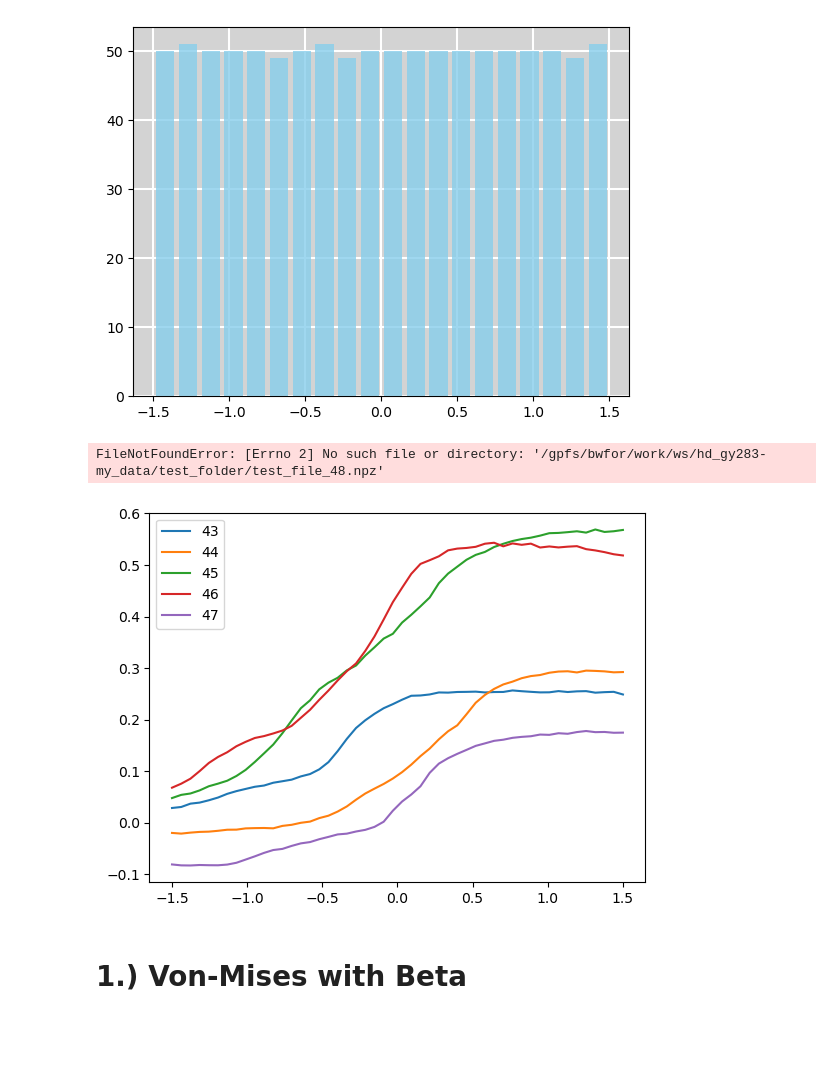
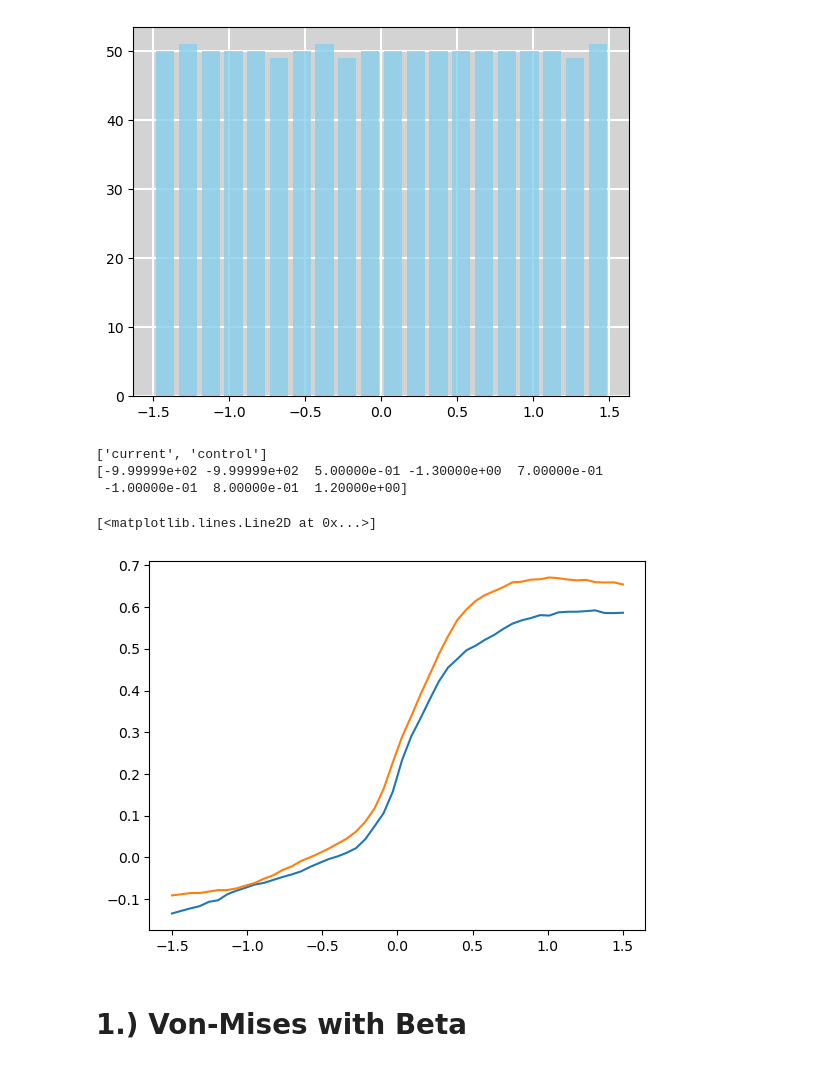
Before and after one commit to jwass1997/kmc_project, a Jupyter notebook: scripts/python_scripts/test_stuff.ipynb, the cells around one changed output. Saved outputs shown, nothing was run; the diff lists cells and outputs as text; code cells hidden in the pictures; blank space fills up the shorter version.

```diff
--- a/scripts/python_scripts/test_stuff.ipynb
+++ b/scripts/python_scripts/test_stuff.ipynb
@@ -35,16 +67,26 @@ ax.xaxis.grid(color="white", lw=1.5)
 (1000, 8)
 [figure]
 # %%
-vs2 = np.linspace(-1.5, 1.5, 50)
+vs = np.linspace(-1.5, 1.5, 50)
 
-for i in range(43, 51):
-    data = np.load(f"/gpfs/bwfor/work/ws/hd_gy283-my_data/test_folder/test_file_{i}.npz")
-    current = data["current"]
-    plt.plot(vs2, current, label=f"{i}")
-    plt.legend()
+data_0 = np.load(f"/gpfs/bwfor/work/ws/hd_gy283-my_data/test_folder/acc_0_steps=1e6_seed=13145.npz")
+data_1 = np.load(f"/gpfs/bwfor/work/ws/hd_gy283-my_data/test_folder/jiggled_acc_0_steps=1e6_seed=13145.npz")
+data_2 = np.load(f"/gpfs/bwfor/work/ws/hd_gy283-my_data/test_folder/vonMises_beta_steps=1e7_seed=13145.npz")
+print(data_0.files)
+print(data_0["control"])
+current_0 = data_0["current"]
+current_1 = data_1["current"]
+current_2 = data_2["current"]
+plt.plot(vs, current_0)
+plt.plot(vs, current_1)
+#plt.plot(vs2, current_2)
+#plt.legend()
 # %% [output]
-FileNotFoundError: [Errno 2] No such file or directory: '/gpfs/bwfor/work/ws/hd_gy283-my_data/test_folder/test_file_48.npz'
+['current', 'control']
+[-9.99999e+02 -9.99999e+02  5.00000e-01 -1.30000e+00  7.00000e-01
+ -1.00000e-01  8.00000e-01  1.20000e+00]
+[<matplotlib.lines.Line2D at 0x...>]
-[figure, old version]
+[figure, new version]
 # %% [markdown]
 # 1.) Von-Mises with Beta
 # %%
```
Also changed, not shown: parts of 2 cells of this notebook, 46 other files.
